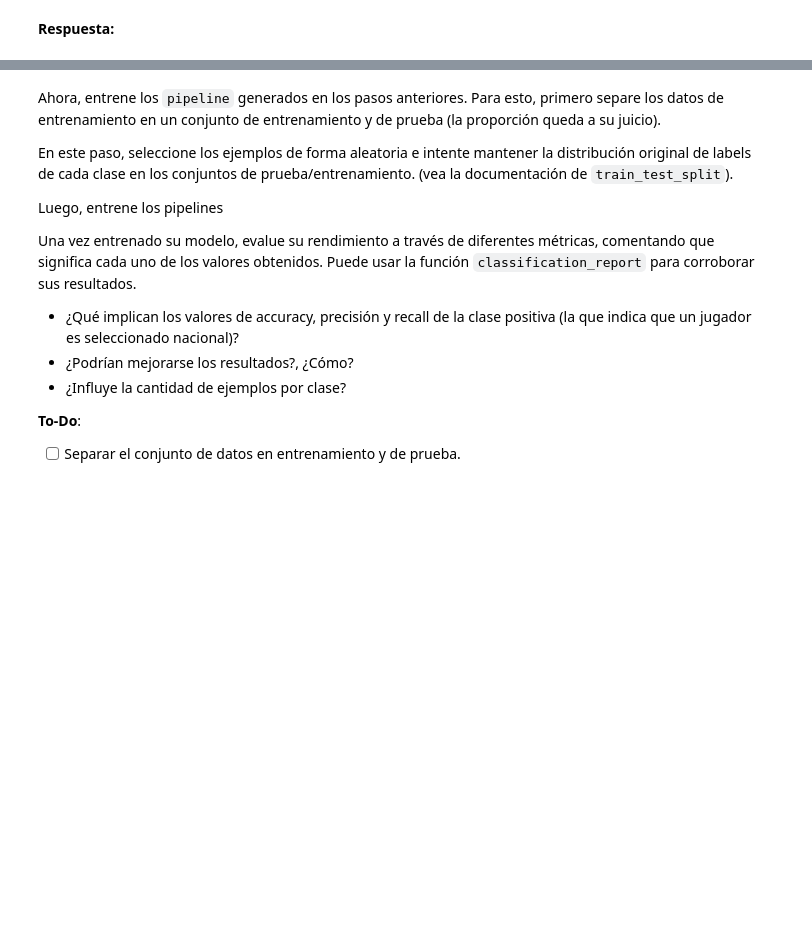
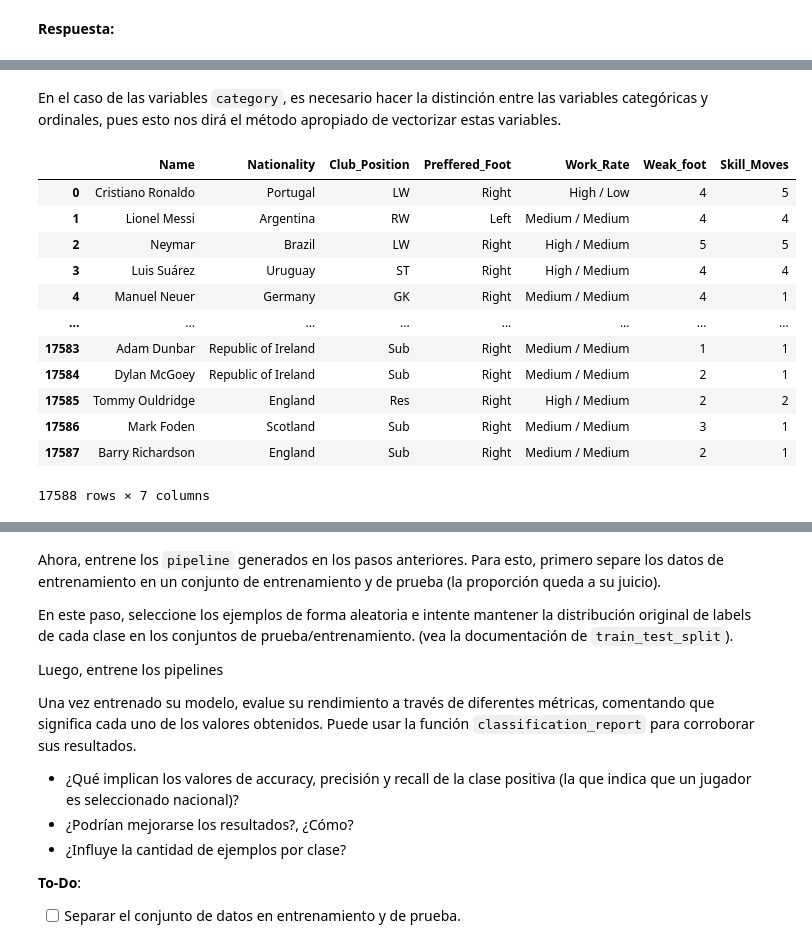
Before and after one commit to sebatinoco/MDS7202, a Jupyter notebook: lab7/Laboratorio7_enunciado.ipynb, the cells around one changed output, grey strips where cells are left out. Drawn from its saved outputs; the diff is of its cells as text; code cells hidden in the pictures; blank space fills up the shorter version.

```diff
--- a/lab7/Laboratorio7_enunciado.ipynb
+++ b/lab7/Laboratorio7_enunciado.ipynb
@@ -197,0 +201,4 @@ Con ella, comente y justifique cada una de las decisiones tomadas al momento de
+# %%
+target = 'National_Position' # variable a predecir
+X = df_players.drop(columns = target).copy() # conjunto X para predecir
+y = np.where(pd.isnull(df_players[target]), 0, 1) # conjunto y a ser predicho
@@ -197,0 +222,18 @@ Con ella, comente y justifique cada una de las decisiones tomadas al momento de
+# %% [markdown]
+En el caso de las variables `category`, es necesario hacer la distinción entre las variables categóricas y ordinales, pues esto nos dirá el método apropiado de vectorizar estas variables.
+# %%
+X.select_dtypes('category') # vista a las variables categóricas
+# %% [output]
+|  | Name | Nationality | Club_Position | Preffered_Foot | Work_Rate | Weak_foot | Skill_Moves |
+| 0 | Cristiano Ronaldo | Portugal | LW | Right | High / Low | 4 | 5 |
+| 1 | Lionel Messi | Argentina | RW | Left | Medium / Medium | 4 | 4 |
+| 2 | Neymar | Brazil | LW | Right | High / Medium | 5 | 5 |
+| 3 | Luis Suárez | Uruguay | ST | Right | High / Medium | 4 | 4 |
+| 4 | Manuel Neuer | Germany | GK | Right | Medium / Medium | 4 | 1 |
+| ... | ... | ... | ... | ... | ... | ... | ... |
+| 17583 | Adam Dunbar | Republic of Ireland | Sub | Right | Medium / Medium | 1 | 1 |
+| 17584 | Dylan McGoey | Republic of Ireland | Sub | Right | Medium / Medium | 2 | 1 |
+| 17585 | Tommy Ouldridge | England | Res | Right | High / Medium | 2 | 2 |
+| 17586 | Mark Foden | Scotland | Sub | Right | Medium / Medium | 3 | 1 |
+| 17587 | Barry Richardson | England | Sub | Right | Medium / Medium | 2 | 1 |
+17588 rows × 7 columns
```
Also changed, not shown: parts of 77 cells of this notebook.
